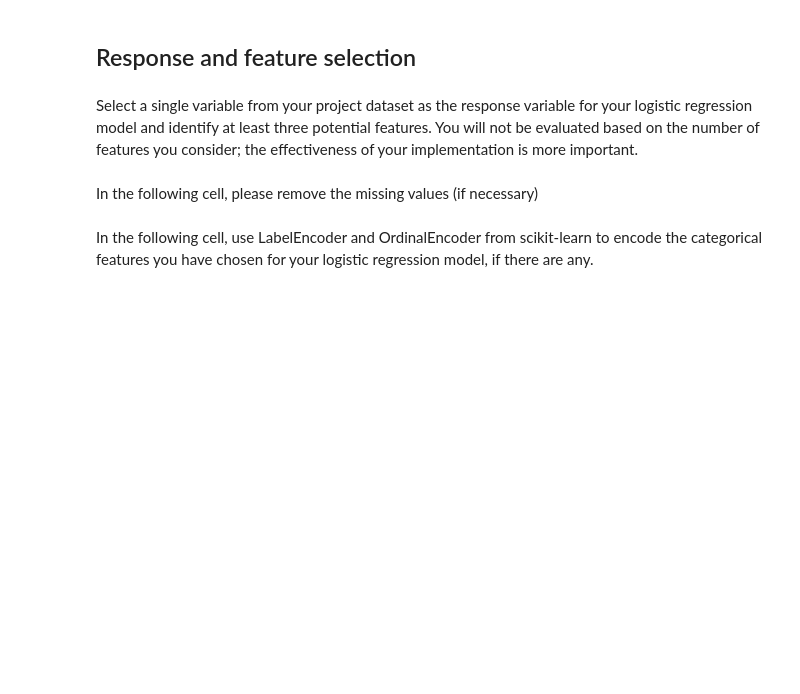
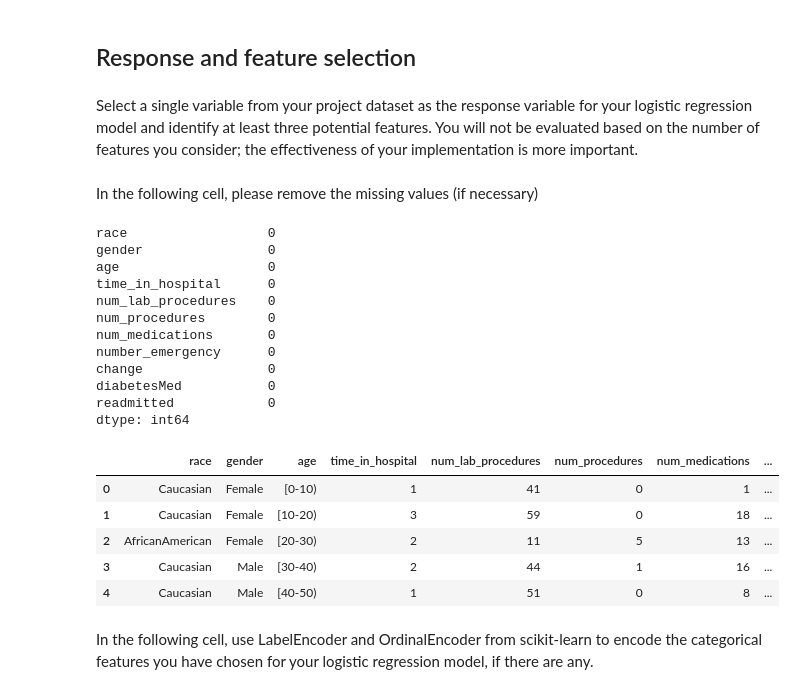
Before and after one commit to MaksBurchard240894/HFG7, a Jupyter notebook: Block B/LogisticRegression_temp.ipynb, the cells around one changed output. Drawn from its saved outputs; the diff is of its cells as text; code cells hidden in the pictures; blank space fills up the shorter version.

```diff
--- a/Block B/LogisticRegression_temp.ipynb
+++ b/Block B/LogisticRegression_temp.ipynb
@@ -45,7 +51,33 @@ In the following cell, please remove the missing values (if necessary)
 # %%
 # Put your code here
 # Feel free to use as many lines as you need to remove the missing values.
-None
+# "time_in_hospital" NO, "race" YES, "age" NO, "num_lab_procedures" NO, "num_procedures" NO, "num_medications" NO, "number_emergency" NO, "change" NO, "diabetesMed" NO, "readmitted" NO
+
+data.replace("?", np.nan, inplace=True)
+data.drop(columns=["encounter_id", "patient_nbr", "weight", "admission_type_id", "discharge_disposition_id", "admission_source_id", "payer_code", "medical_specialty", "number_outpatient", 'number_inpatient','diag_1','diag_2','diag_3','number_diagnoses','max_glu_serum','A1Cresult','metformin','repaglinide','nateglinide','chlorpropamide','glimepiride','acetohexamide','glipizide','glyburide','tolbutamide','pioglitazone','rosiglitazone','acarbose','miglitol','troglitazone','tolazamide','examide','citoglipton','insulin','glyburide-metformin','glipizide-metformin','glimepiride-pioglitazone','metformin-rosiglitazone','metformin-pioglitazone'], inplace=True)
+#race doesn't really have any way to fill the missing values, since it is a text-based value, and not a numeric one.
+data.dropna(inplace=True)
+print(pd.isna(data).sum())
+data.head()
+# %% [output]
+race                  0
+gender                0
+age                   0
+time_in_hospital      0
+num_lab_procedures    0
+num_procedures        0
+num_medications       0
+number_emergency      0
+change                0
+diabetesMed           0
+readmitted            0
+dtype: int64
+|  | race | gender | age | time_in_hospital | num_lab_procedures | num_procedures | num_medications | ... |
+| 0 | Caucasian | Female | [0-10) | 1 | 41 | 0 | 1 | ... |
+| 1 | Caucasian | Female | [10-20) | 3 | 59 | 0 | 18 | ... |
+| 2 | AfricanAmerican | Female | [20-30) | 2 | 11 | 5 | 13 | ... |
+| 3 | Caucasian | Male | [30-40) | 2 | 44 | 1 | 16 | ... |
+| 4 | Caucasian | Male | [40-50) | 1 | 51 | 0 | 8 | ... |
 # %% [markdown]
 In the following cell, use LabelEncoder and OrdinalEncoder from scikit-learn to encode the categorical features you have chosen for your logistic regression model, if there are any.
 # %%
```
Also changed, not shown: parts of 10 cells of this notebook, 2 other files.
